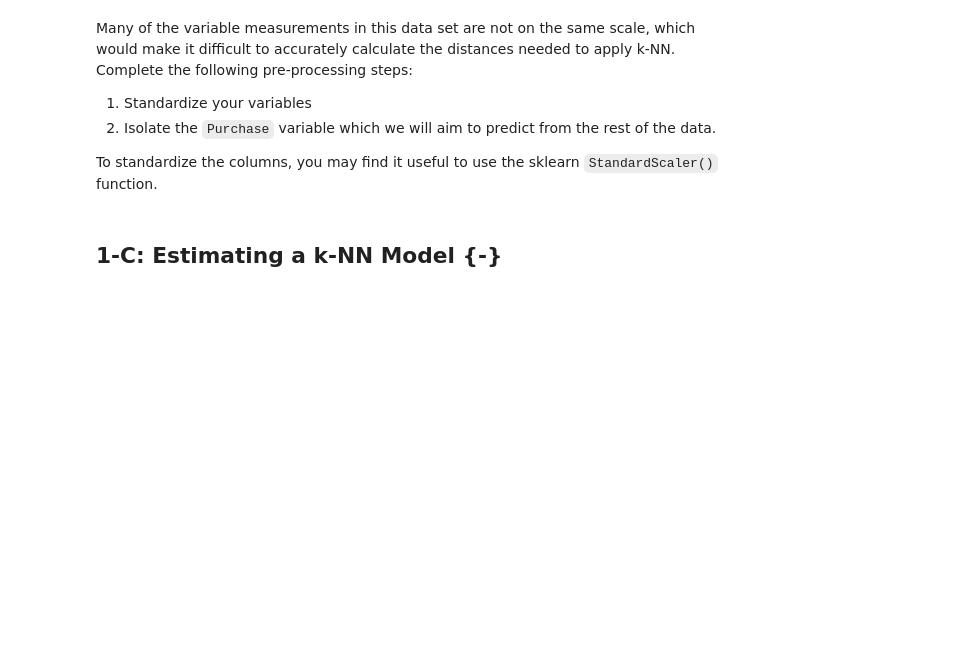
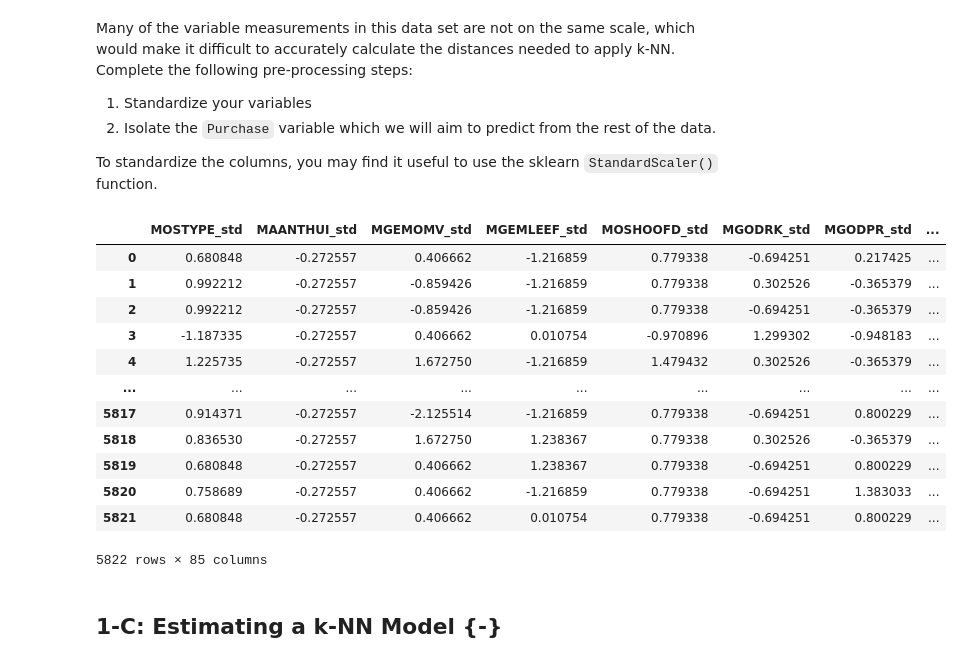
Before and after one commit to MuhammadSaadSiddiqi/PP422_ProblemSets, a Jupyter notebook: Problem Set 1/PP422 Problem Set 09.ipynb, the cells around one changed output. Drawn from its saved outputs; the diff is of its cells as text; code cells hidden in the pictures; blank space fills up the shorter version.

```diff
--- a/Problem Set 1/PP422 Problem Set 09.ipynb
+++ b/Problem Set 1/PP422 Problem Set 09.ipynb
@@ -93,0 +108,2 @@ Explore the data set. Focusing on the `Purchase` variable, report the percentage
+# %%
+caravan = pd.read_csv("Caravan.csv")
@@ -100,6 +125,29 @@ Many of the variable measurements in this data set are not on the same scale, wh
 2. Isolate the `Purchase` variable which we will aim to predict from the rest of the data.
 
 To standardize the columns, you may find it useful to use the sklearn `StandardScaler()` function.
+# %%
+caravan_purchase = caravan['Purchase']
+caravan.drop(columns='Purchase', inplace=True)
+# %%
+for i in caravan.columns:
+    caravan[f'{i}_std'] = (caravan[i] - caravan[i].mean()) / caravan[i].std()
+    caravan.drop(columns=i , inplace=True)
+
+caravan
+# %% [output]
+|  | MOSTYPE_std | MAANTHUI_std | MGEMOMV_std | MGEMLEEF_std | MOSHOOFD_std | MGODRK_std | MGODPR_std | ... |
+| 0 | 0.680848 | -0.272557 | 0.406662 | -1.216859 | 0.779338 | -0.694251 | 0.217425 | ... |
+| 1 | 0.992212 | -0.272557 | -0.859426 | -1.216859 | 0.779338 | 0.302526 | -0.365379 | ... |
+| 2 | 0.992212 | -0.272557 | -0.859426 | -1.216859 | 0.779338 | -0.694251 | -0.365379 | ... |
+| 3 | -1.187335 | -0.272557 | 0.406662 | 0.010754 | -0.970896 | 1.299302 | -0.948183 | ... |
+| 4 | 1.225735 | -0.272557 | 1.672750 | -1.216859 | 1.479432 | 0.302526 | -0.365379 | ... |
+| ... | ... | ... | ... | ... | ... | ... | ... | ... |
+| 5817 | 0.914371 | -0.272557 | -2.125514 | -1.216859 | 0.779338 | -0.694251 | 0.800229 | ... |
+| 5818 | 0.836530 | -0.272557 | 1.672750 | 1.238367 | 0.779338 | 0.302526 | -0.365379 | ... |
+| 5819 | 0.680848 | -0.272557 | 0.406662 | 1.238367 | 0.779338 | -0.694251 | 0.800229 | ... |
+| 5820 | 0.758689 | -0.272557 | 0.406662 | -1.216859 | 0.779338 | -0.694251 | 1.383033 | ... |
+| 5821 | 0.680848 | -0.272557 | 0.406662 | 0.010754 | 0.779338 | -0.694251 | 0.800229 | ... |
+5822 rows × 85 columns
 # %% [markdown]
 ## 1-C: Estimating a k-NN Model {-}
 # %% [markdown]
```
Also changed, not shown: parts of 5 cells of this notebook.
